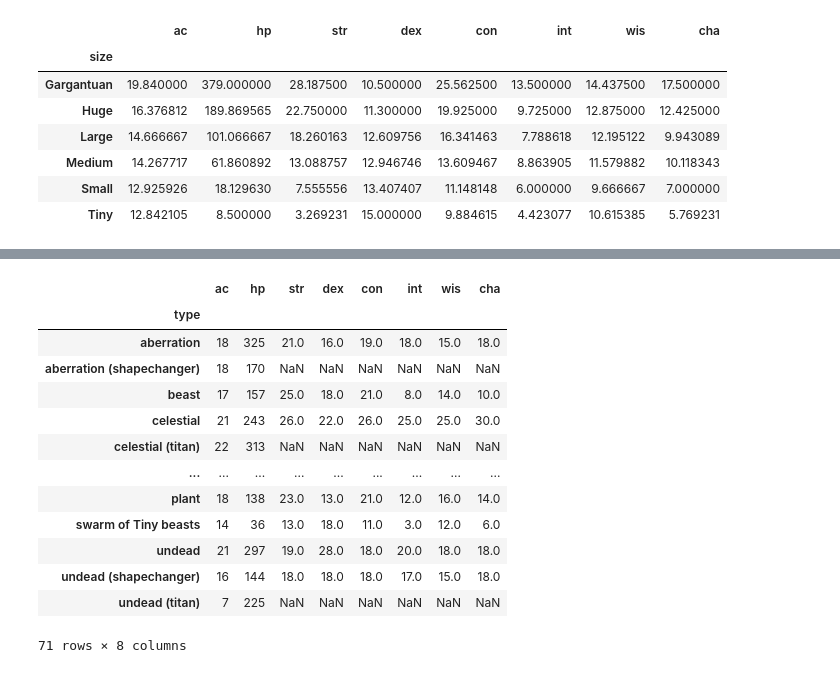
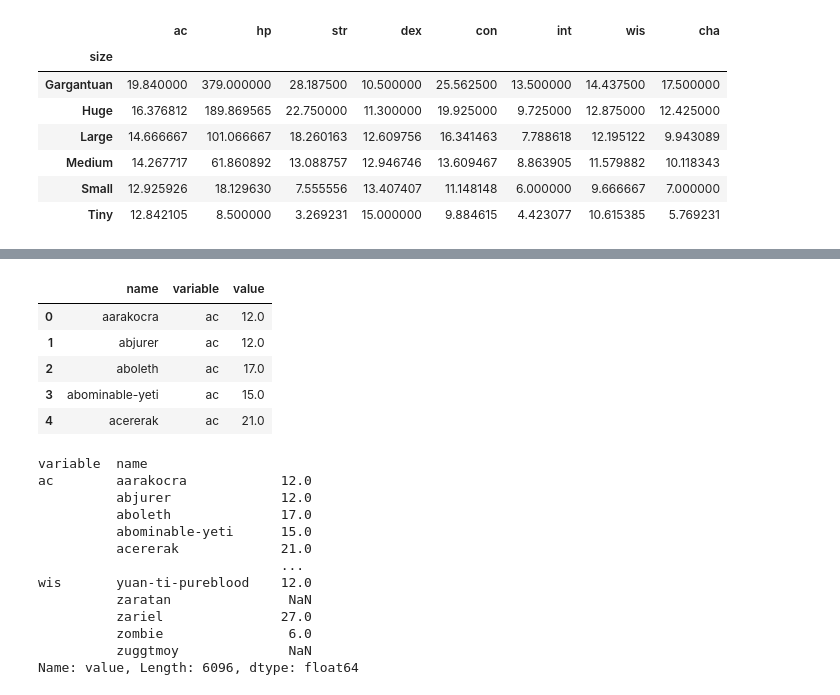
Before and after one commit to seancary62/DND_Tools, a Jupyter notebook: dnd-5e-monster-exploration.ipynb, the cells around one changed output, grey strips where cells are left out. Cells and saved outputs as stored; diff of their text form; code cells hidden in the pictures.

Commit message:
Kaggle Notebook | DND-5e-Monster-Exploration | Version 4

```diff
--- a/dnd-5e-monster-exploration.ipynb
+++ b/dnd-5e-monster-exploration.ipynb
@@ -115,20 +115,34 @@ monsters_df.groupby(monsters_df['type'])[['ac','hp','str','dex','con','int','wis
 | ooze | 10.750000 | 59.500000 | 14.600000 | 7.800000 | 16.200000 | 3.000000 | 7.600000 | 3.200000 |
 | beast | 12.103774 | 27.084906 | 12.680412 | 12.865979 | 12.577320 | 2.412371 | 11.010309 | 5.319588 |
 | swarm of Tiny beasts | 11.625000 | 26.750000 | 6.571429 | 13.428571 | 9.571429 | 1.571429 | 8.571429 | 2.857143 |
-# %%
-monsters_df.groupby(monsters_df['type'])[['ac','hp','str','dex','con','int','wis','cha']].max()
-# %% [output]
-|  | ac | hp | str | dex | con | int | wis | cha |
-| type |  |  |  |  |  |  |  |  |
-| aberration | 18 | 325 | 21.0 | 16.0 | 19.0 | 18.0 | 15.0 | 18.0 |
-| aberration (shapechanger) | 18 | 170 | NaN | NaN | NaN | NaN | NaN | NaN |
-| beast | 17 | 157 | 25.0 | 18.0 | 21.0 | 8.0 | 14.0 | 10.0 |
-| celestial | 21 | 243 | 26.0 | 22.0 | 26.0 | 25.0 | 25.0 | 30.0 |
-| celestial (titan) | 22 | 313 | NaN | NaN | NaN | NaN | NaN | NaN |
-| ... | ... | ... | ... | ... | ... | ... | ... | ... |
-| plant | 18 | 138 | 23.0 | 13.0 | 21.0 | 12.0 | 16.0 | 14.0 |
-| swarm of Tiny beasts | 14 | 36 | 13.0 | 18.0 | 11.0 | 3.0 | 12.0 | 6.0 |
-| undead | 21 | 297 | 19.0 | 28.0 | 18.0 | 20.0 | 18.0 | 18.0 |
-| undead (shapechanger) | 16 | 144 | 18.0 | 18.0 | 18.0 | 17.0 | 15.0 | 18.0 |
-| undead (titan) | 7 | 225 | NaN | NaN | NaN | NaN | NaN | NaN |
-71 rows × 8 columns
+# %%
+# Get the minimum and maximum values for each attribute sorted by monster
+
+# unpivot the monster data frame
+monsters_unpivot = monsters_df.melt(id_vars='name',value_vars=['ac','hp','str','dex','con','int','wis','cha'])
+
+monsters_unpivot.head()
+# %% [output]
+|  | name | variable | value |
+| 0 | aarakocra | ac | 12.0 |
+| 1 | abjurer | ac | 12.0 |
+| 2 | aboleth | ac | 17.0 |
+| 3 | abominable-yeti | ac | 15.0 |
+| 4 | acererak | ac | 21.0 |
+# %%
+# Get Maxes
+monsters_unpivot.groupby(['variable','name'])['value'].min()
+# %% [output]
+variable  name
+ac        aarakocra            12.0
+          abjurer              12.0
+          aboleth              17.0
+          abominable-yeti      15.0
+          acererak             21.0
+                               ...
+wis       yuan-ti-pureblood    12.0
+          zaratan               NaN
+          zariel               27.0
+          zombie                6.0
+          zuggtmoy              NaN
+Name: value, Length: 6096, dtype: float64
```
